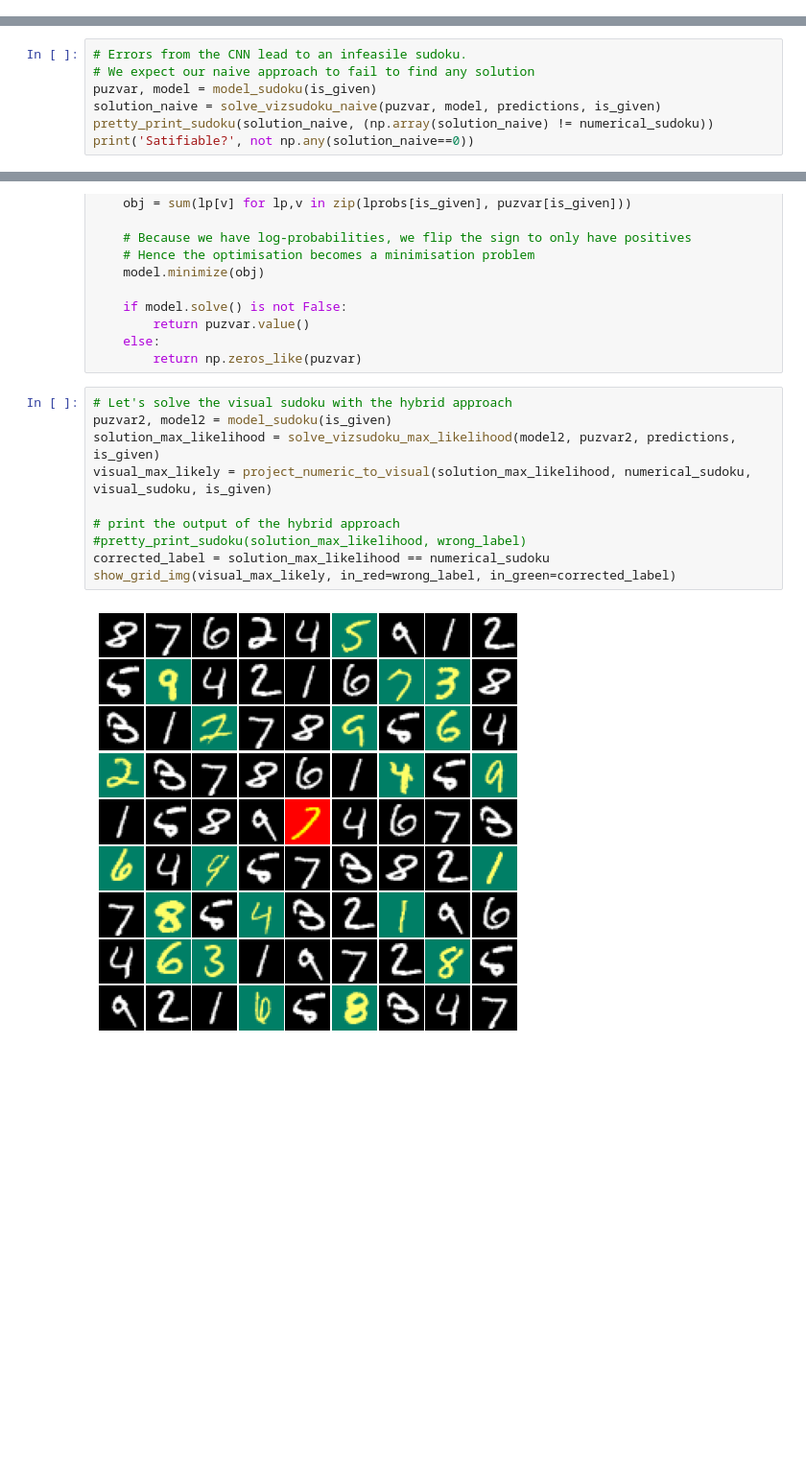
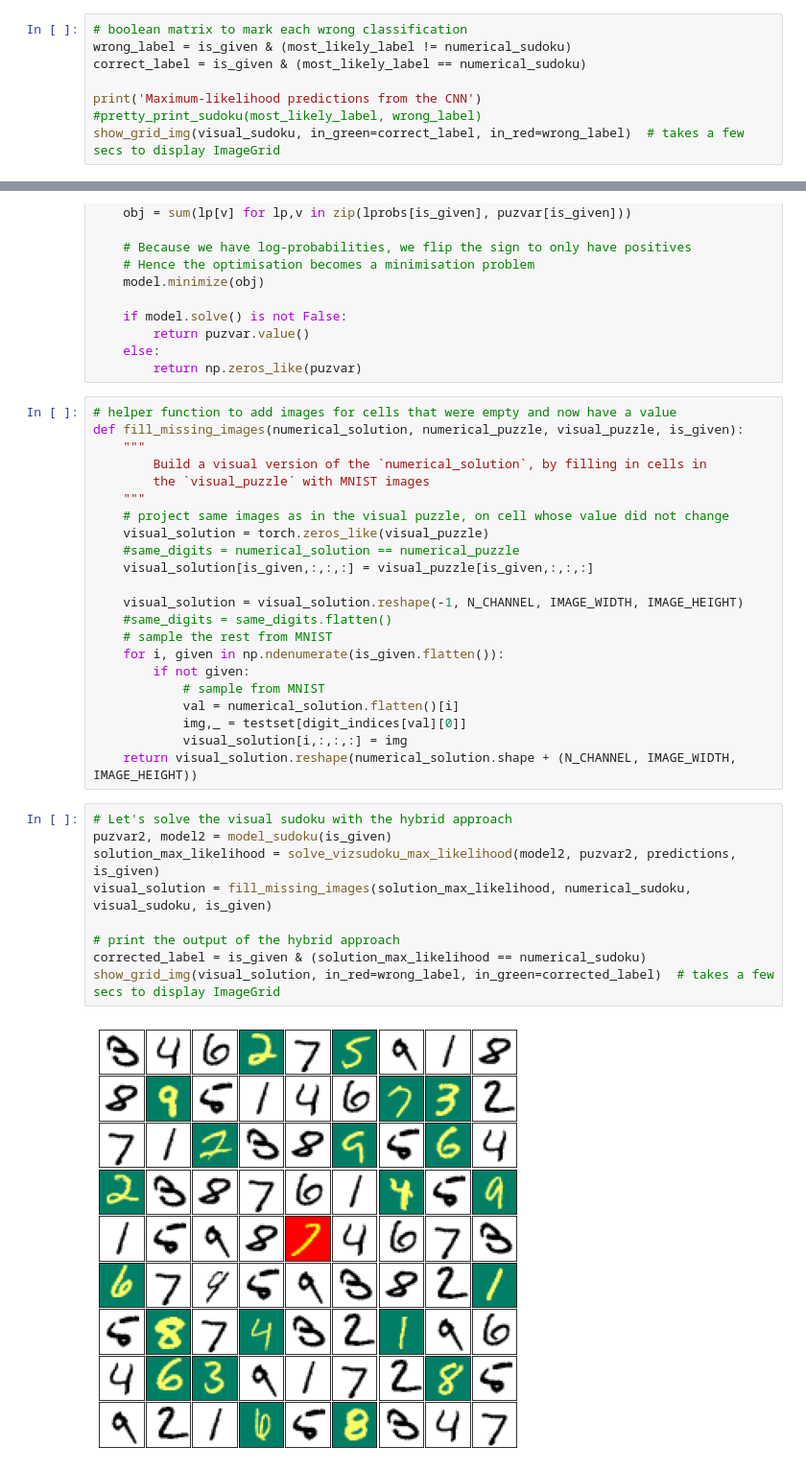
Before and after one commit to CPMpy/cpmpy, a Jupyter notebook: examples/advanced/visual_sudoku.ipynb, the cells around one changed output, grey strips where cells are left out. Shown at 96% size. Cells and saved outputs as stored; diff of their text form; blank space fills up the shorter version.

Commit message:
examples/adv/visual_sudoku: clean up in advance of talk

```diff
--- a/examples/advanced/visual_sudoku.ipynb
+++ b/examples/advanced/visual_sudoku.ipynb
@@ -253,0 +300,8 @@ Pre-trained LeNet loaded and ready.
+# %%
+# boolean matrix to mark each wrong classification
+wrong_label = is_given & (most_likely_label != numerical_sudoku)
+correct_label = is_given & (most_likely_label == numerical_sudoku)
+
+print('Maximum-likelihood predictions from the CNN')
+#pretty_print_sudoku(most_likely_label, wrong_label)
+show_grid_img(visual_sudoku, in_green=correct_label, in_red=wrong_label)  # takes a few secs to display ImageGrid
@@ -402,7 +346,0 @@ def solve_vizsudoku_naive(puzvar, model, logprobs, is_given):
-# %%
-# Errors from the CNN lead to an infeasile sudoku.
-# We expect our naive approach to fail to find any solution
-puzvar, model = model_sudoku(is_given)
-solution_naive = solve_vizsudoku_naive(puzvar, model, predictions, is_given)
-pretty_print_sudoku(solution_naive, (np.array(solution_naive) != numerical_sudoku))
-print('Satifiable?', not np.any(solution_naive==0))
@@ -461,16 +386,37 @@ def solve_vizsudoku_max_likelihood(model, puzvar, logprobs, is_given):
         return puzvar.value()
     else:
         return np.zeros_like(puzvar)
+# %%
+# helper function to add images for cells that were empty and now have a value
+def fill_missing_images(numerical_solution, numerical_puzzle, visual_puzzle, is_given):
+    """
+        Build a visual version of the `numerical_solution`, by filling in cells in
+        the `visual_puzzle´ with MNIST images
+    """
+    # project same images as in the visual puzzle, on cell whose value did not change
+    visual_solution = torch.zeros_like(visual_puzzle)
+    #same_digits = numerical_solution == numerical_puzzle
+    visual_solution[is_given,:,:,:] = visual_puzzle[is_given,:,:,:]
+
+    visual_solution = visual_solution.reshape(-1, N_CHANNEL, IMAGE_WIDTH, IMAGE_HEIGHT)
+    #same_digits = same_digits.flatten()
+    # sample the rest from MNIST
+    for i, given in np.ndenumerate(is_given.flatten()):
+        if not given:
+            # sample from MNIST
+            val = numerical_solution.flatten()[i]
+            img,_ = testset[digit_indices[val][0]]
+            visual_solution[i,:,:,:] = img
+    return visual_solution.reshape(numerical_solution.shape + (N_CHANNEL, IMAGE_WIDTH, IMAGE_HEIGHT))
 # %%
 # Let's solve the visual sudoku with the hybrid approach
 puzvar2, model2 = model_sudoku(is_given)
 solution_max_likelihood = solve_vizsudoku_max_likelihood(model2, puzvar2, predictions, is_given)
-visual_max_likely = project_numeric_to_visual(solution_max_likelihood, numerical_sudoku, visual_sudoku, is_given)
+visual_solution = fill_missing_images(solution_max_likelihood, numerical_sudoku, visual_sudoku, is_given)
 
 # print the output of the hybrid approach
-#pretty_print_sudoku(solution_max_likelihood, wrong_label)
-corrected_label = solution_max_likelihood == numerical_sudoku
-show_grid_img(visual_max_likely, in_red=wrong_label, in_green=corrected_label)
+corrected_label = is_given & (solution_max_likelihood == numerical_sudoku)
+show_grid_img(visual_solution, in_red=wrong_label, in_green=corrected_label)  # takes a few secs to display ImageGrid
 # %% [output]
-[figure, old version]
+[figure, new version]
 # %% [markdown]
```
Also changed, not shown: parts of 26 cells of this notebook.
